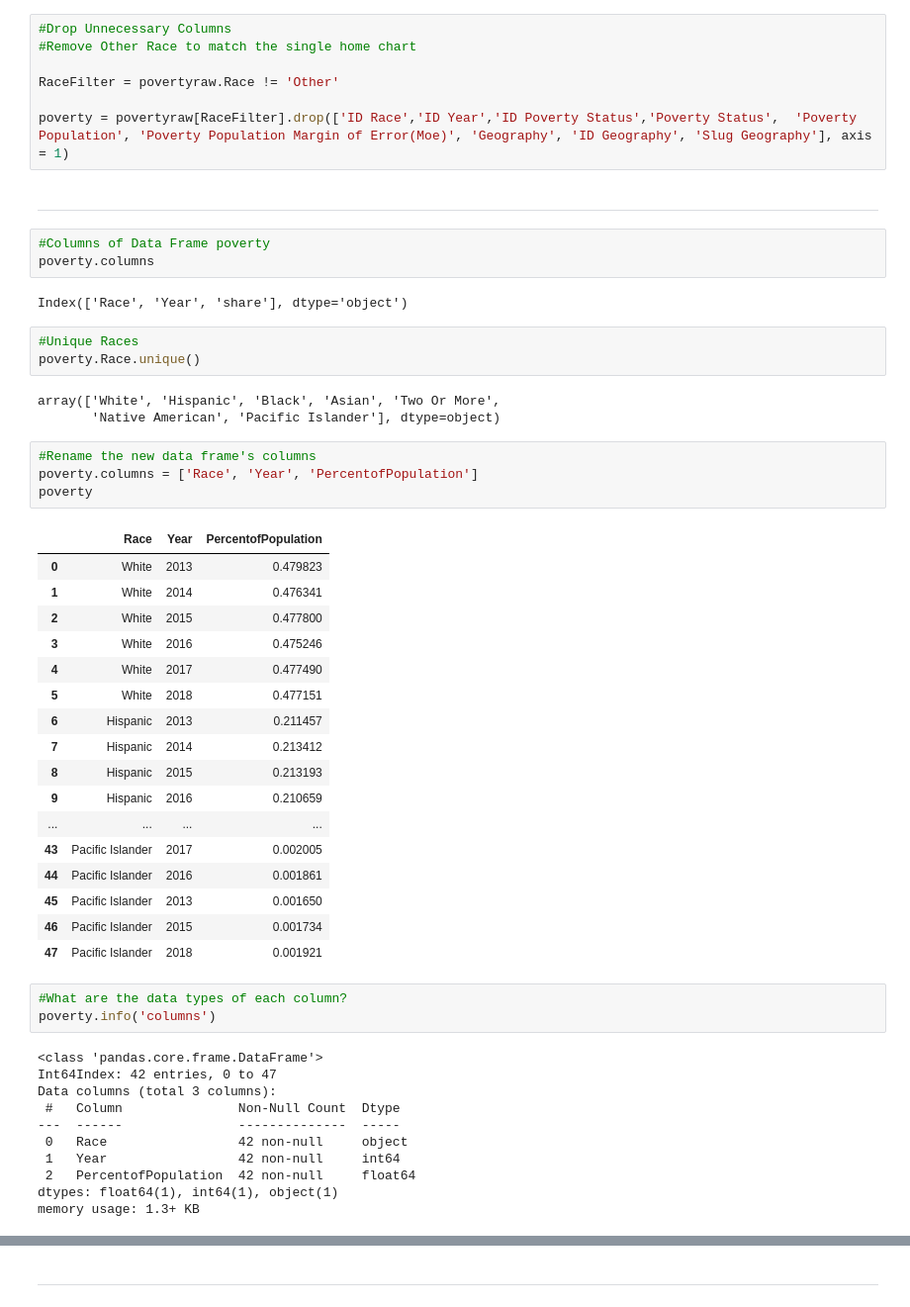
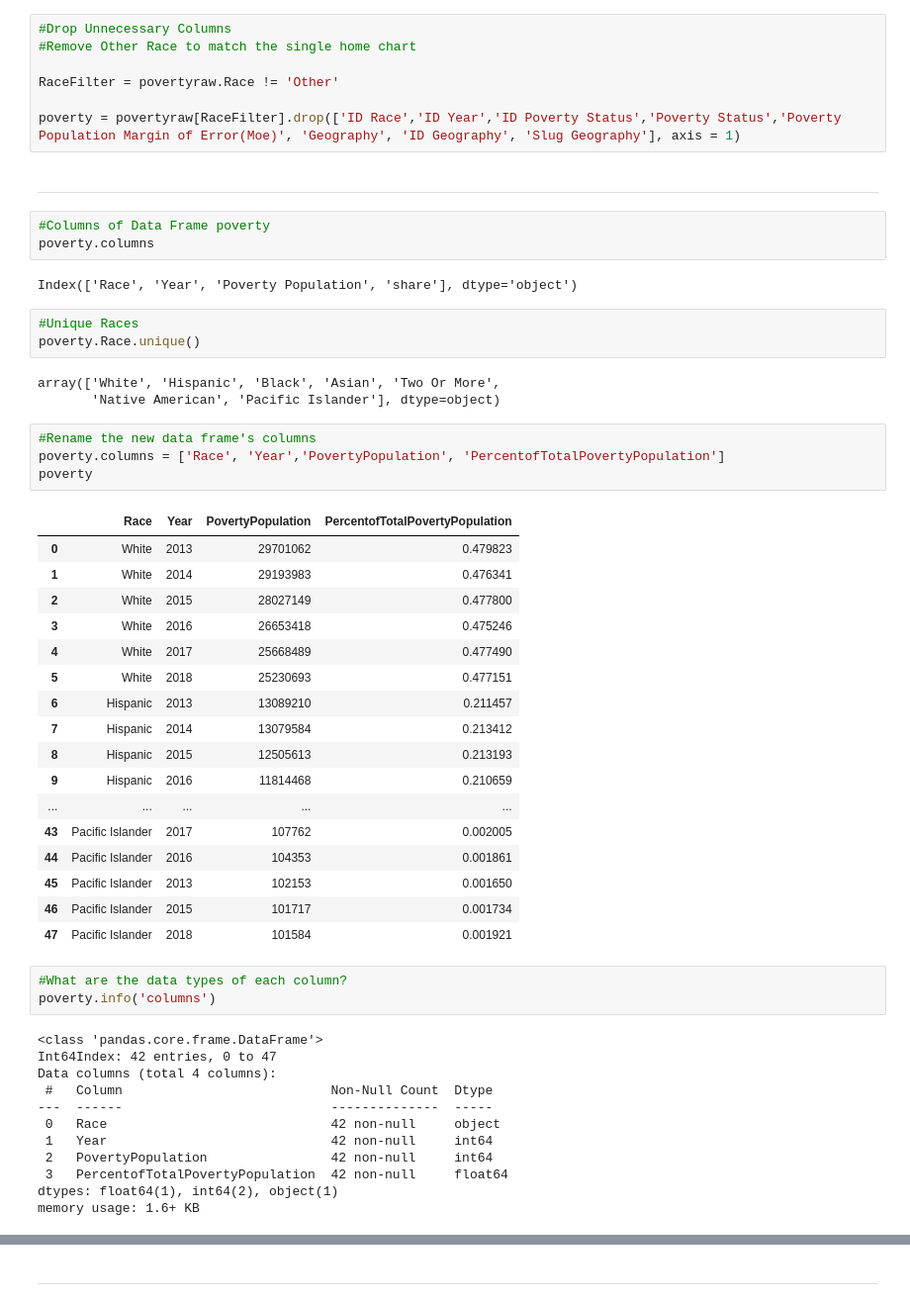
Before and after one commit to zclacken/Python-Projects, a Jupyter notebook: Poverty Population by Race.ipynb, the cells around one changed output, grey strips where cells are left out. Shown at 99% size. Cells and saved outputs as stored; diff of their text form.

```diff
--- a/Poverty Population by Race.ipynb
+++ b/Poverty Population by Race.ipynb
@@ -58,14 +58,14 @@ array(['White', 'Hispanic', 'Black', 'Other', 'Asian', 'Two Or More',
 
 RaceFilter = povertyraw.Race != 'Other'
 
-poverty = povertyraw[RaceFilter].drop(['ID Race','ID Year','ID Poverty Status','Poverty Status',  'Poverty Population', 'Poverty Population Margin of Error(Moe)', 'Geography', 'ID Geography', 'Slug Geography'], axis = 1)
+poverty = povertyraw[RaceFilter].drop(['ID Race','ID Year','ID Poverty Status','Poverty Status','Poverty Population Margin of Error(Moe)', 'Geography', 'ID Geography', 'Slug Geography'], axis = 1)
 # %% [markdown]
 ---
 # %%
 #Columns of Data Frame poverty
 poverty.columns
 # %% [output]
-Index(['Race', 'Year', 'share'], dtype='object')
+Index(['Race', 'Year', 'Poverty Population', 'share'], dtype='object')
 # %%
 #Unique Races
 poverty.Race.unique()
@@ -74,40 +74,41 @@ array(['White', 'Hispanic', 'Black', 'Asian', 'Two Or More',
        'Native American', 'Pacific Islander'], dtype=object)
 # %%
 #Rename the new data frame's columns
-poverty.columns = ['Race', 'Year', 'PercentofPopulation']
+poverty.columns = ['Race', 'Year','PovertyPopulation', 'PercentofTotalPovertyPopulation']
 poverty
 # %% [output]
-|  | Race | Year | PercentofPopulation |
-| 0 | White | 2013 | 0.479823 |
-| 1 | White | 2014 | 0.476341 |
-| 2 | White | 2015 | 0.477800 |
-| 3 | White | 2016 | 0.475246 |
-| 4 | White | 2017 | 0.477490 |
-| 5 | White | 2018 | 0.477151 |
-| 6 | Hispanic | 2013 | 0.211457 |
-| 7 | Hispanic | 2014 | 0.213412 |
-| 8 | Hispanic | 2015 | 0.213193 |
-| 9 | Hispanic | 2016 | 0.210659 |
-| ... | ... | ... | ... |
-| 43 | Pacific Islander | 2017 | 0.002005 |
-| 44 | Pacific Islander | 2016 | 0.001861 |
-| 45 | Pacific Islander | 2013 | 0.001650 |
-| 46 | Pacific Islander | 2015 | 0.001734 |
-| 47 | Pacific Islander | 2018 | 0.001921 |
+|  | Race | Year | PovertyPopulation | PercentofTotalPovertyPopulation |
+| 0 | White | 2013 | 29701062 | 0.479823 |
+| 1 | White | 2014 | 29193983 | 0.476341 |
+| 2 | White | 2015 | 28027149 | 0.477800 |
+| 3 | White | 2016 | 26653418 | 0.475246 |
+| 4 | White | 2017 | 25668489 | 0.477490 |
+| 5 | White | 2018 | 25230693 | 0.477151 |
+| 6 | Hispanic | 2013 | 13089210 | 0.211457 |
+| 7 | Hispanic | 2014 | 13079584 | 0.213412 |
+| 8 | Hispanic | 2015 | 12505613 | 0.213193 |
+| 9 | Hispanic | 2016 | 11814468 | 0.210659 |
+| ... | ... | ... | ... | ... |
+| 43 | Pacific Islander | 2017 | 107762 | 0.002005 |
+| 44 | Pacific Islander | 2016 | 104353 | 0.001861 |
+| 45 | Pacific Islander | 2013 | 102153 | 0.001650 |
+| 46 | Pacific Islander | 2015 | 101717 | 0.001734 |
+| 47 | Pacific Islander | 2018 | 101584 | 0.001921 |
 # %%
 #What are the data types of each column?
 poverty.info('columns')
 # %% [output]
 <class 'pandas.core.frame.DataFrame'>
 Int64Index: 42 entries, 0 to 47
-Data columns (total 3 columns):
- #   Column               Non-Null Count  Dtype
----  ------               --------------  -----
- 0   Race                 42 non-null     object
- 1   Year                 42 non-null     int64
- 2   PercentofPopulation  42 non-null     float64
-dtypes: float64(1), int64(1), object(1)
-memory usage: 1.3+ KB
+Data columns (total 4 columns):
+ #   Column                           Non-Null Count  Dtype
+---  ------                           --------------  -----
+ 0   Race                             42 non-null     object
+ 1   Year                             42 non-null     int64
+ 2   PovertyPopulation                42 non-null     int64
+ 3   PercentofTotalPovertyPopulation  42 non-null     float64
+dtypes: float64(1), int64(2), object(1)
+memory usage: 1.6+ KB
 # %%
 #Change Data Types. Make Race and Year categorical variables.
 poverty.Race = poverty.Race.astype('category')
```
Also changed, not shown: parts of 13 cells of this notebook.
